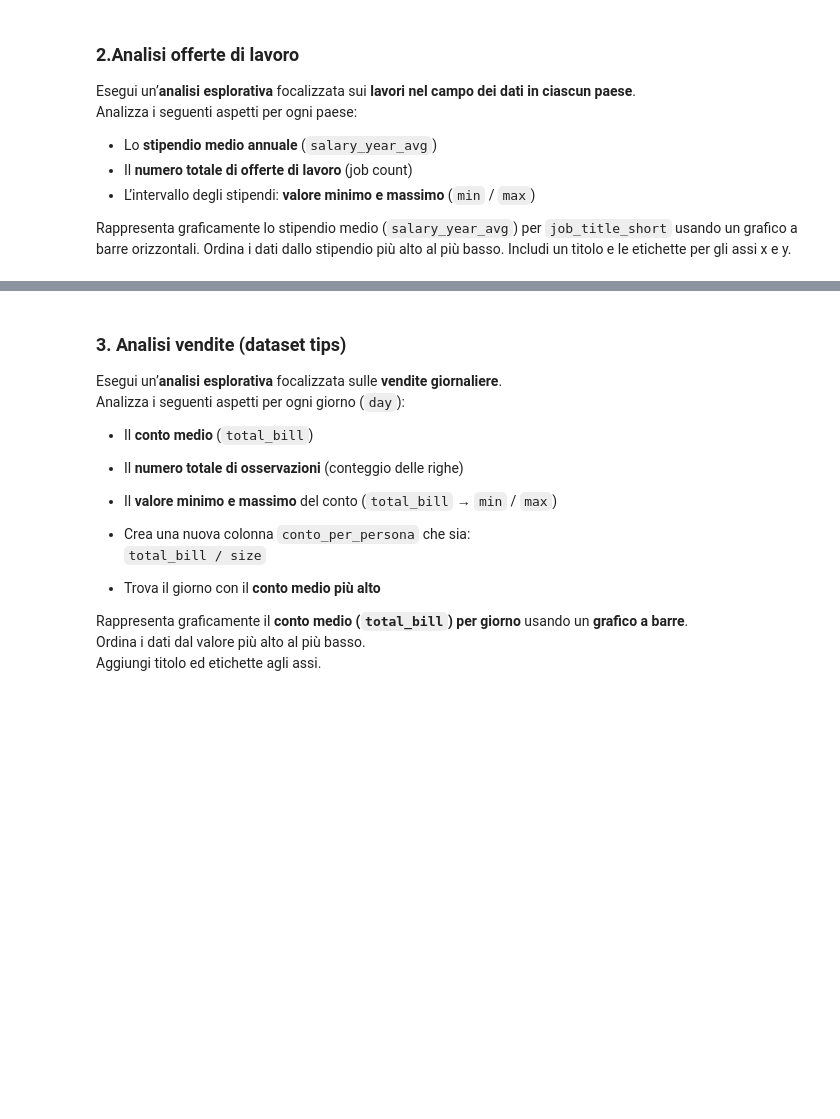
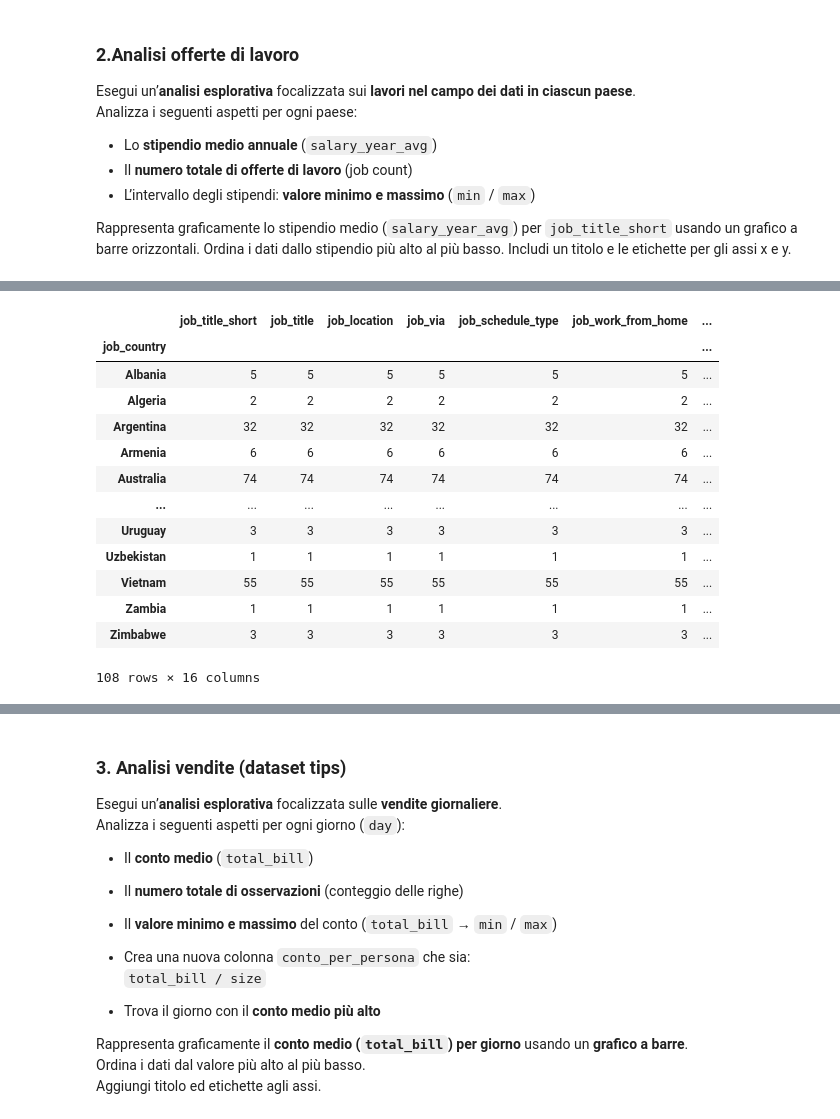
Before and after one commit to Neetre/intro_lab_2026, a Jupyter notebook: lez3/es.ipynb, the cells around one changed output, grey strips where cells are left out. Cells and saved outputs as stored; diff of their text form; code cells hidden in the pictures; blank space fills up the shorter version.

```diff
--- a/lez3/es.ipynb
+++ b/lez3/es.ipynb
@@ -109,0 +153,17 @@ Warning: You are sending unauthenticated requests to the HF Hub. Please set a HF
+# %%
+df_grouped.count()
+# %% [output]
+|  | job_title_short | job_title | job_location | job_via | job_schedule_type | job_work_from_home | ... |
+| job_country |  |  |  |  |  |  | ... |
+| Albania | 5 | 5 | 5 | 5 | 5 | 5 | ... |
+| Algeria | 2 | 2 | 2 | 2 | 2 | 2 | ... |
+| Argentina | 32 | 32 | 32 | 32 | 32 | 32 | ... |
+| Armenia | 6 | 6 | 6 | 6 | 6 | 6 | ... |
+| Australia | 74 | 74 | 74 | 74 | 74 | 74 | ... |
+| ... | ... | ... | ... | ... | ... | ... | ... |
+| Uruguay | 3 | 3 | 3 | 3 | 3 | 3 | ... |
+| Uzbekistan | 1 | 1 | 1 | 1 | 1 | 1 | ... |
+| Vietnam | 55 | 55 | 55 | 55 | 55 | 55 | ... |
+| Zambia | 1 | 1 | 1 | 1 | 1 | 1 | ... |
+| Zimbabwe | 3 | 3 | 3 | 3 | 3 | 3 | ... |
+108 rows × 16 columns
```
Also changed, not shown: parts of 17 cells of this notebook, 2 other files.
